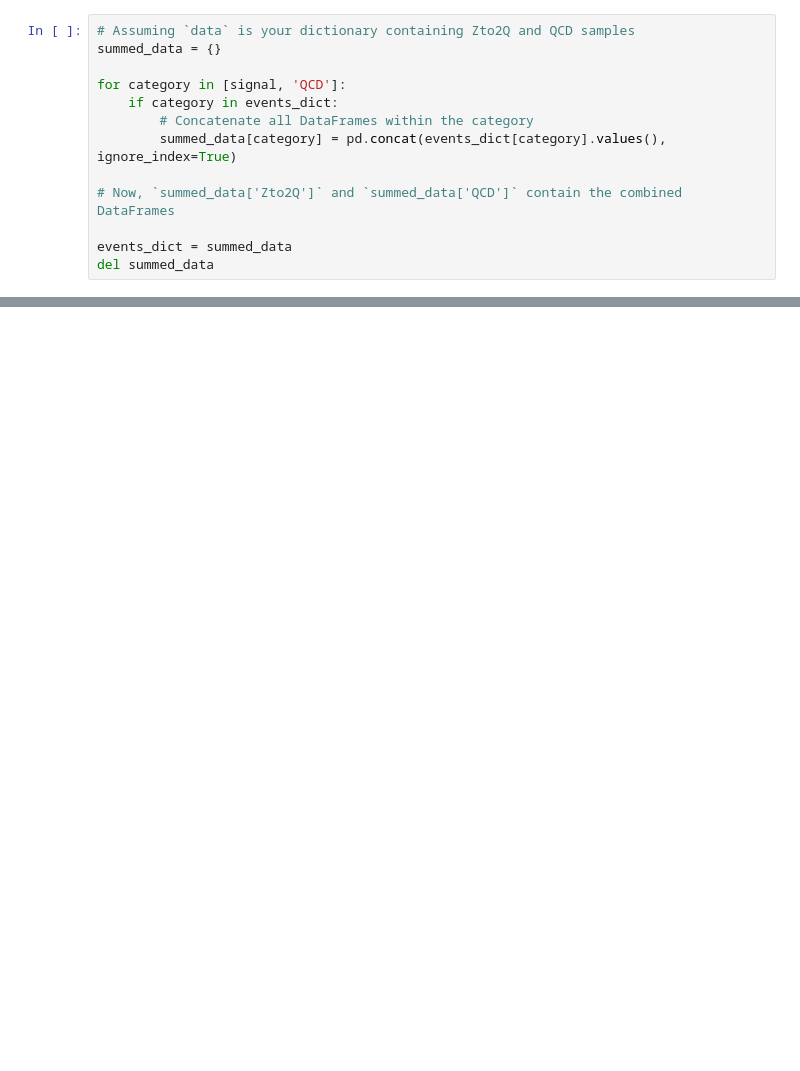
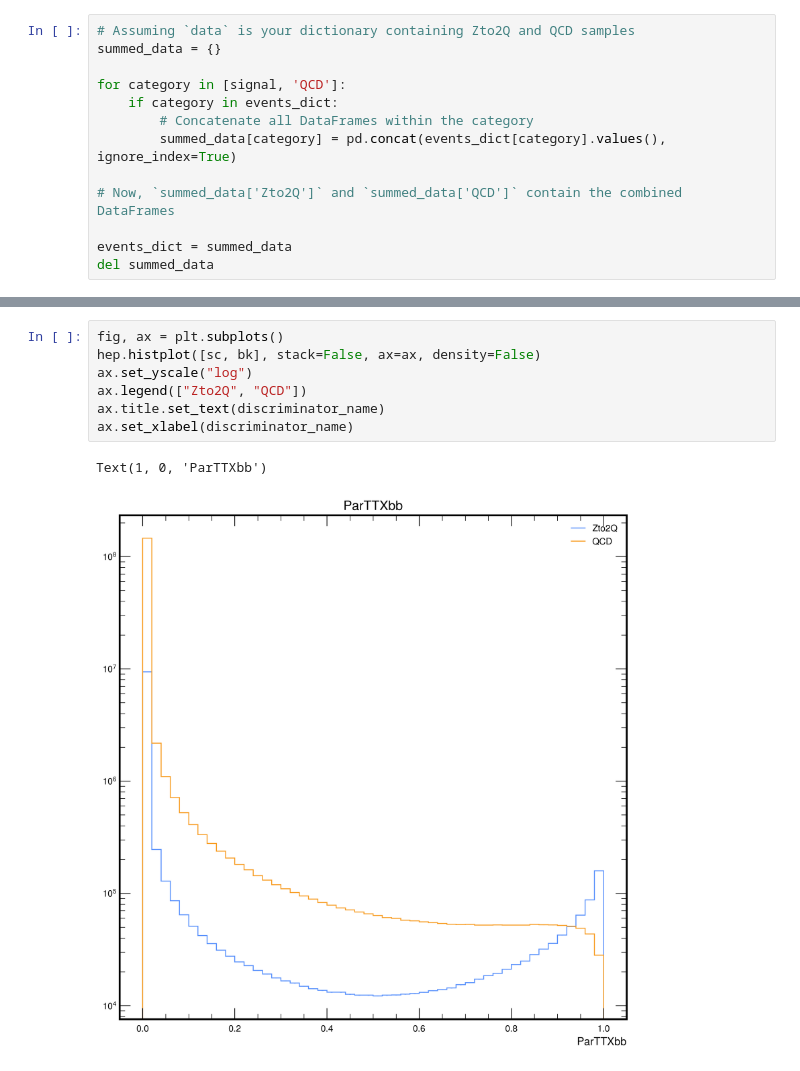
Before and after one commit to cmantill/hpt, a Jupyter notebook: ROC_curves.ipynb, the cells around one changed output, grey strips where cells are left out. Cells and saved outputs as stored; diff of their text form; blank space fills up the shorter version.

```diff
--- a/ROC_curves.ipynb
+++ b/ROC_curves.ipynb
@@ -485,0 +541,10 @@ Thresholds: [ inf 0.8  0.4  0.35 0.1 ]
+# %%
+fig, ax = plt.subplots()
+hep.histplot([sc, bk], stack=False, ax=ax, density=False)
+ax.set_yscale("log")
+ax.legend(["Zto2Q", "QCD"])
+ax.title.set_text(discriminator_name)
+ax.set_xlabel(discriminator_name)
+# %% [output]
+Text(1, 0, 'ParTTXbb')
+[figure, added]
```
Also changed, not shown: parts of 12 cells of this notebook, 1 other file.
